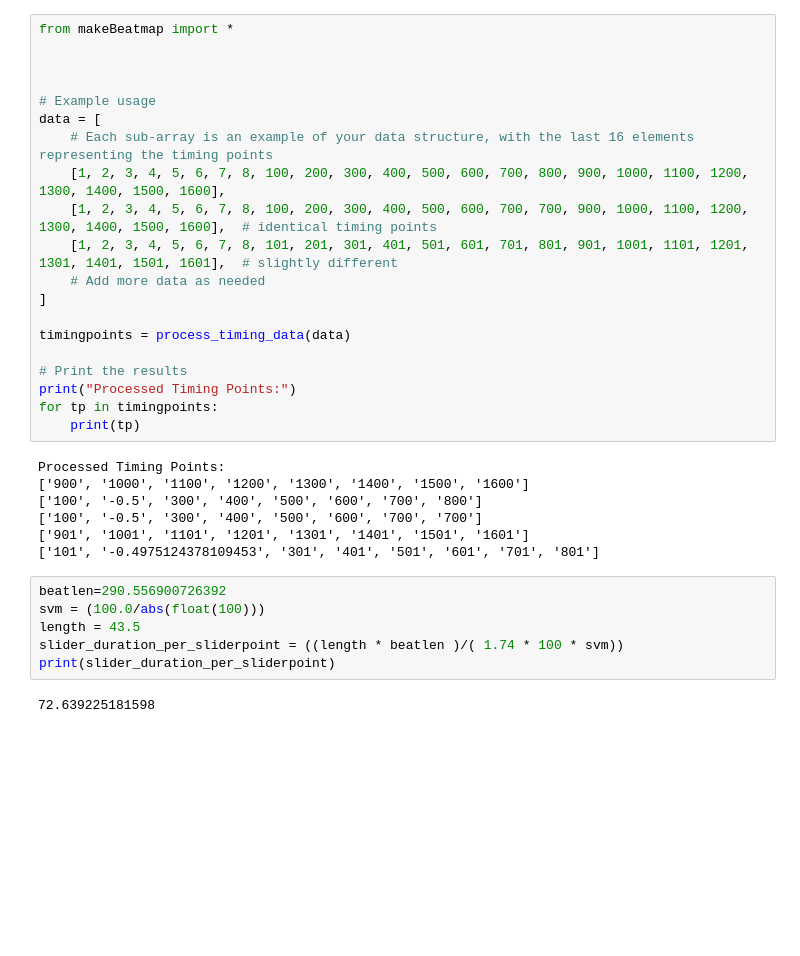
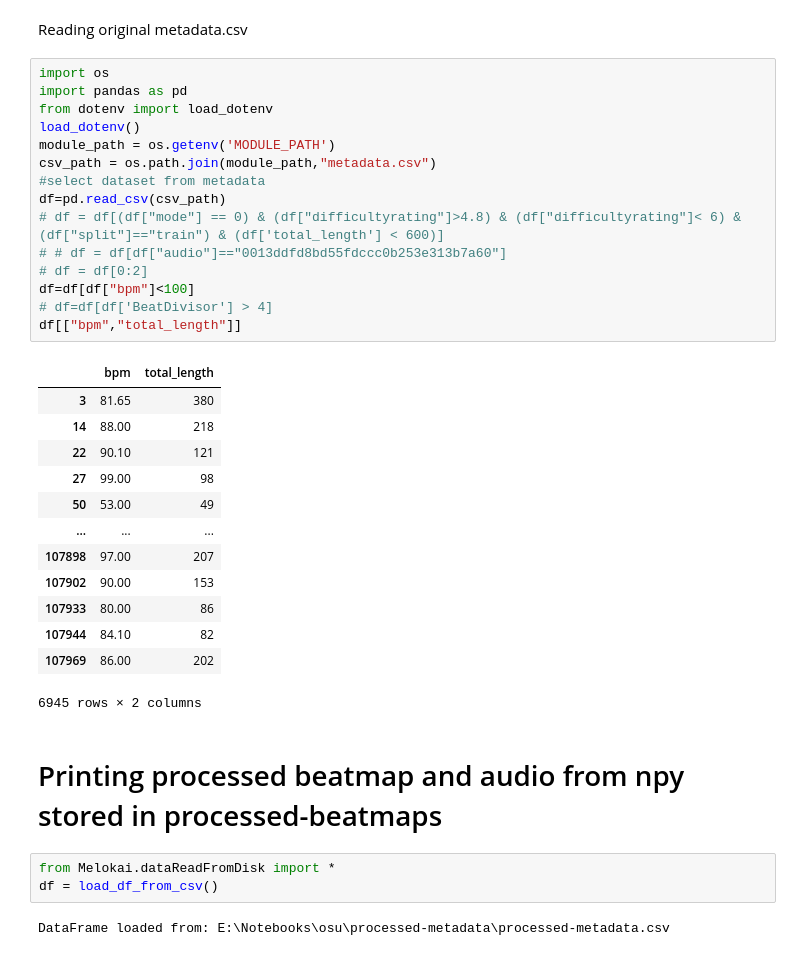
Before and after one commit to darshsingh116/beatmap, a Jupyter notebook: test.ipynb, the cells around one changed output. Cells and saved outputs as stored; diff of their text form; blank space fills up the shorter version.

```diff
--- a/test.ipynb
+++ b/test.ipynb
@@ -369,35 +1,38 @@ print(subpart)
-# %%
-from makeBeatmap import *
-
-
-
-# Example usage
-data = [
-    # Each sub-array is an example of your data structure, with the last 16 elements representing the timing points
-    [1, 2, 3, 4, 5, 6, 7, 8, 100, 200, 300, 400, 500, 600, 700, 800, 900, 1000, 1100, 1200, 1300, 1400, 1500, 1600],
-    [1, 2, 3, 4, 5, 6, 7, 8, 100, 200, 300, 400, 500, 600, 700, 700, 900, 1000, 1100, 1200, 1300, 1400, 1500, 1600],  # identical timing points
-    [1, 2, 3, 4, 5, 6, 7, 8, 101, 201, 301, 401, 501, 601, 701, 801, 901, 1001, 1101, 1201, 1301, 1401, 1501, 1601],  # slightly different
-    # Add more data as needed
-]
-
-timingpoints = process_timing_data(data)
-
-# Print the results
-print("Processed Timing Points:")
-for tp in timingpoints:
-    print(tp)
-# %% [output]
-Processed Timing Points:
-['900', '1000', '1100', '1200', '1300', '1400', '1500', '1600']
-['100', '-0.5', '300', '400', '500', '600', '700', '800']
-['100', '-0.5', '300', '400', '500', '600', '700', '700']
-['901', '1001', '1101', '1201', '1301', '1401', '1501', '1601']
-['101', '-0.4975124378109453', '301', '401', '501', '601', '701', '801']
-# %%
-beatlen=290.556900726392
-svm = (100.0/abs(float(100)))
-length = 43.5
-slider_duration_per_sliderpoint = ((length * beatlen )/( 1.74 * 100 * svm))
-print(slider_duration_per_sliderpoint)
-# %% [output]
-72.639225181598
+# %% [markdown]
+Reading original metadata.csv
+# %%
+import os
+import pandas as pd
+from dotenv import load_dotenv
+load_dotenv()
+module_path = os.getenv('MODULE_PATH')
+csv_path = os.path.join(module_path,"metadata.csv")
+#select dataset from metadata
+df=pd.read_csv(csv_path)
+# df = df[(df["mode"] == 0) & (df["difficultyrating"]>4.8) & (df["difficultyrating"]< 6) & (df["split"]=="train") & (df['total_length'] < 600)]
+# # df = df[df["audio"]=="0013ddfd8bd55fdccc0b253e313b7a60"]
+# df = df[0:2]
+df=df[df["bpm"]<100]
+# df=df[df['BeatDivisor'] > 4]
+df[["bpm","total_length"]]
+# %% [output]
+|  | bpm | total_length |
+| 3 | 81.65 | 380 |
+| 14 | 88.00 | 218 |
+| 22 | 90.10 | 121 |
+| 27 | 99.00 | 98 |
+| 50 | 53.00 | 49 |
+| ... | ... | ... |
+| 107898 | 97.00 | 207 |
+| 107902 | 90.00 | 153 |
+| 107933 | 80.00 | 86 |
+| 107944 | 84.10 | 82 |
+| 107969 | 86.00 | 202 |
+6945 rows × 2 columns
+# %% [markdown]
+# Printing processed beatmap and audio from npy stored in processed-beatmaps
+# %%
+from Melokai.dataReadFromDisk import *
+df = load_df_from_csv()
+# %% [output]
+DataFrame loaded from: E:\Notebooks\osu\processed-metadata\processed-metadata.csv
```
Also changed, not shown: parts of 16 cells of this notebook, 44 other files.
